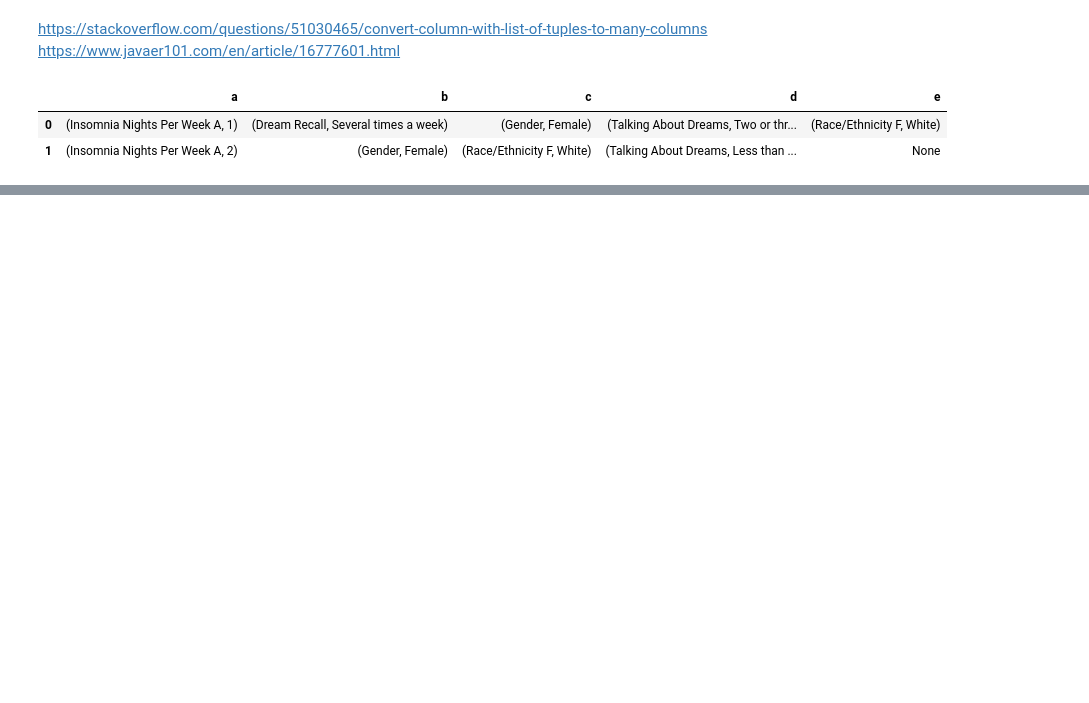
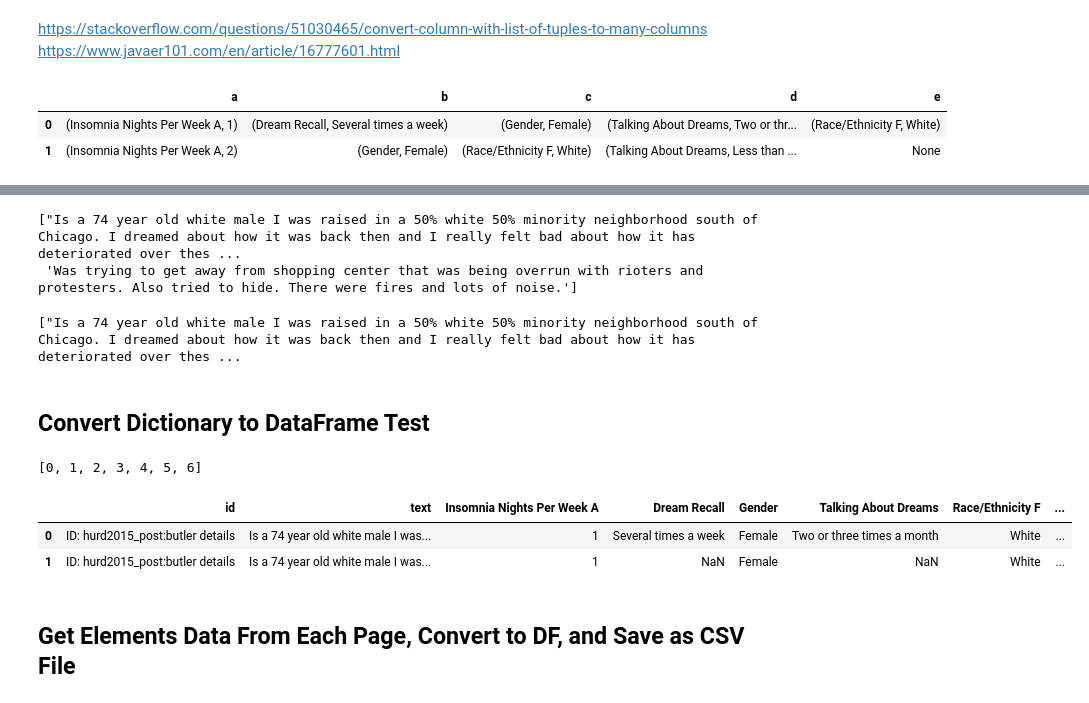
Before and after one commit to MekdiYilma/dreams, a Jupyter notebook: EDA/selenium_web-scrapping_test.ipynb, the cells around one changed output, grey strips where cells are left out. Drawn from its saved outputs; the diff is of its cells as text; code cells hidden in the pictures; blank space fills up the shorter version.

```diff
--- a/EDA/selenium_web-scrapping_test.ipynb
+++ b/EDA/selenium_web-scrapping_test.ipynb
@@ -410,0 +516,5 @@ Talking About Dreams
+# %%
+description_results
+# %% [output]
+["Is a 74 year old white male I was raised in a 50% white 50% minority neighborhood south of Chicago. I dreamed about how it was back then and I really felt bad about how it has deteriorated over thes ...
+ 'Was trying to get away from shopping center that was being overrun with rioters and protesters. Also tried to hide. There were fires and lots of noise.']
@@ -410,0 +538,30 @@ Talking About Dreams
+# %%
+description_results
+# %% [output]
+["Is a 74 year old white male I was raised in a 50% white 50% minority neighborhood south of Chicago. I dreamed about how it was back then and I really felt bad about how it has deteriorated over thes ...
+# %% [markdown]
+## Convert Dictionary to DataFrame Test
+# %%
+result = [{'id':'ID: hurd2015_post:butler details', 'text':'Is a 74 year old white male I was raised in',
+        'Insomnia Nights Per Week A': '1',
+                      'Dream Recall': 'Several times a week',
+                      'Gender': 'Female',
+                      'Talking About Dreams': 'Two or three times a month',
+                      'Race/Ethnicity F': 'White'},
+        {'id':'ID: hurd2015_post:butler details', 'text':'Is a 74 year old white male I was raised in',
+        'Insomnia Nights Per Week A': '1',
+                      'Gender': 'Female',
+                      'Education': 'Two or three times a month',
+                      'Race/Ethnicity F': 'White'}]
+list(range(7))
+# %% [output]
+[0, 1, 2, 3, 4, 5, 6]
+# %%
+import pandas as pd
+pd.DataFrame.from_dict(result)
+# %% [output]
+|  | id | text | Insomnia Nights Per Week A | Dream Recall | Gender | Talking About Dreams | Race/Ethnicity F | ... |
+| 0 | ID: hurd2015_post:butler details | Is a 74 year old white male I was... | 1 | Several times a week | Female | Two or three times a month | White | ... |
+| 1 | ID: hurd2015_post:butler details | Is a 74 year old white male I was... | 1 | NaN | Female | NaN | White | ... |
+# %% [markdown]
+## Get Elements Data From Each Page, Convert to DF, and Save as CSV File
```
Also changed, not shown: parts of 49 cells of this notebook, 7 other files.
